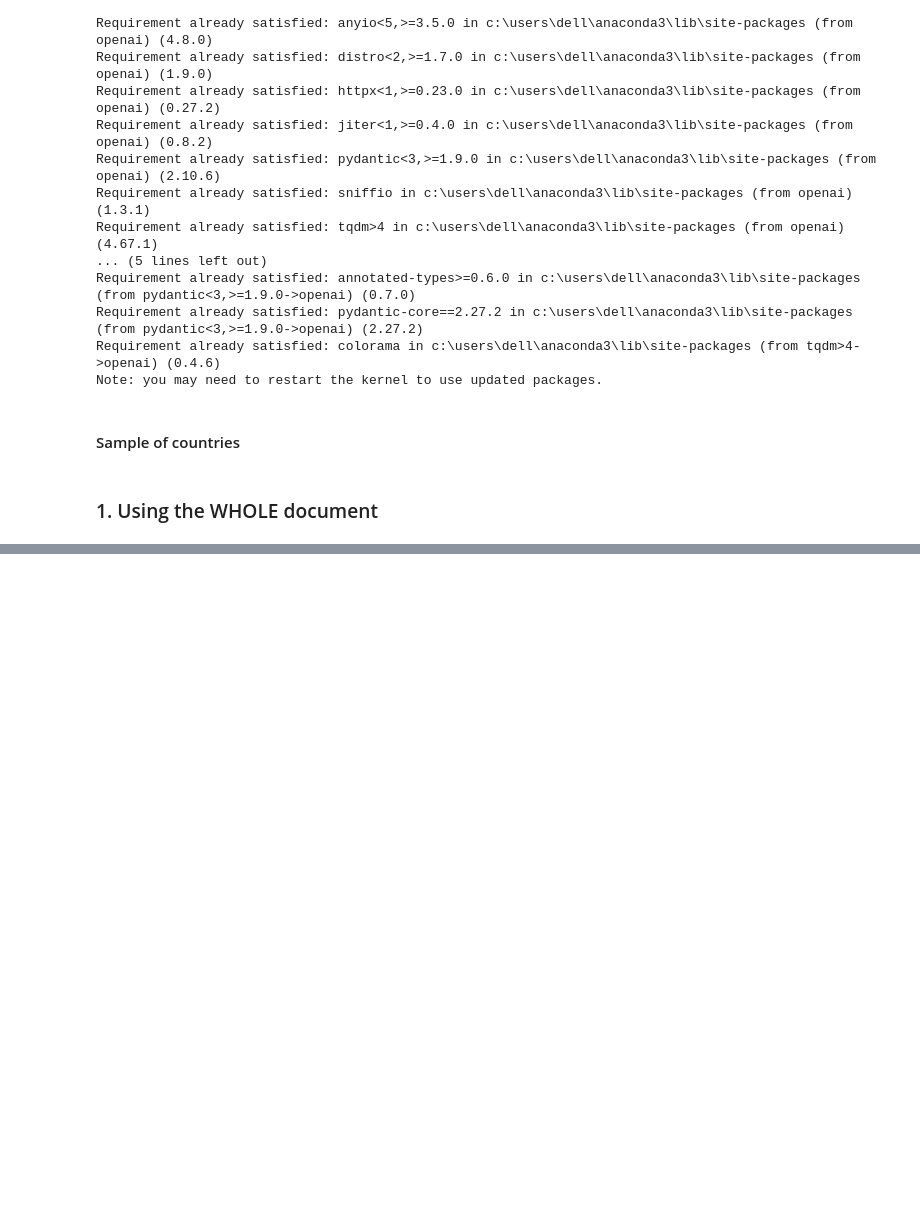
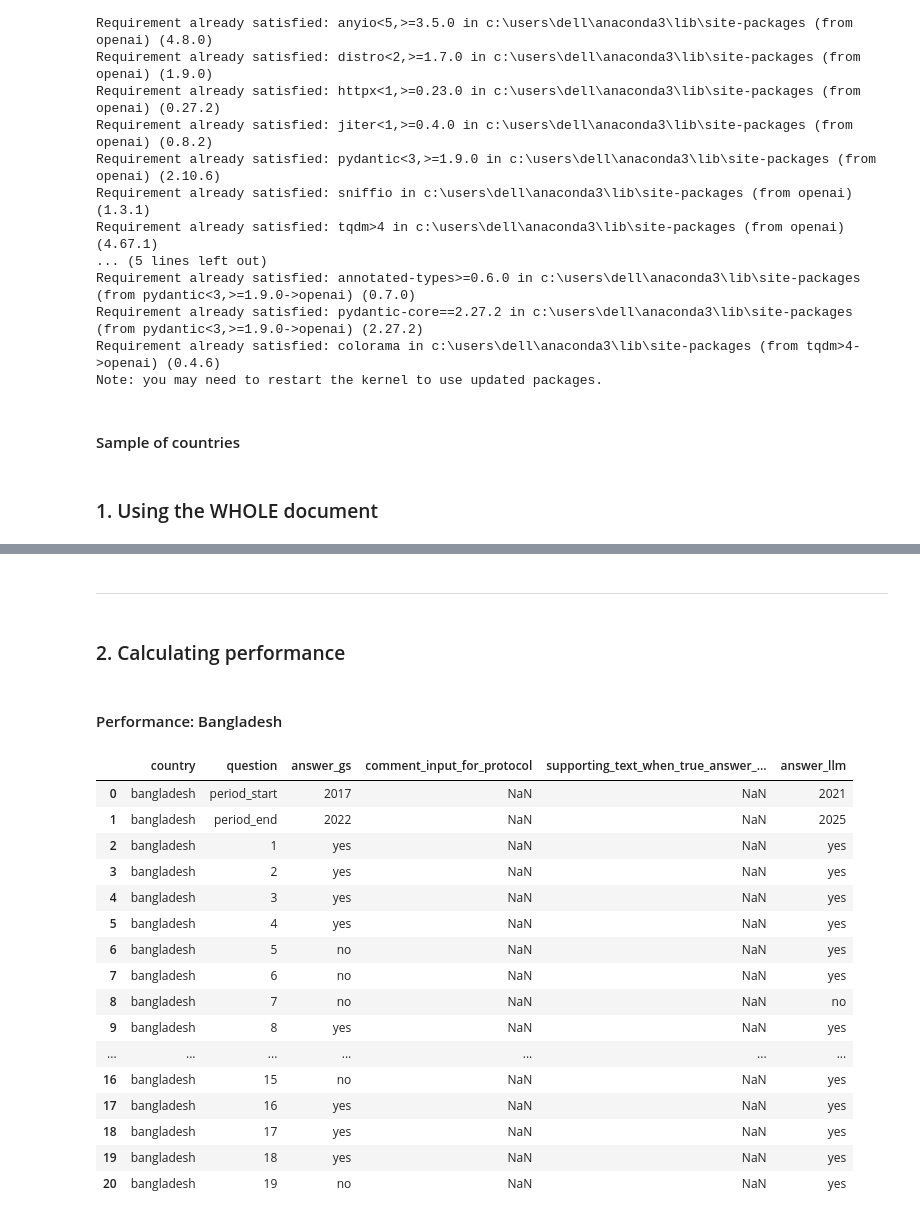
Before and after one commit to gmelmed/UKHSA-Capstone, a Jupyter notebook: notebooks/4-nap_prompting_test_full_doc_ss_2102_1210.ipynb, the cells around one changed output, grey strips where cells are left out. Cells and saved outputs as stored; diff of their text form; code cells hidden in the pictures; blank space fills up the shorter version.

```diff
--- a/notebooks/4-nap_prompting_test_full_doc_ss_2102_1210.ipynb
+++ b/notebooks/4-nap_prompting_test_full_doc_ss_2102_1210.ipynb
@@ -220,0 +159,6 @@ model_answers_df
+# %% [markdown]
+---
+# %% [markdown]
+### 2. Calculating performance
+# %% [markdown]
+#### Performance: Bangladesh
@@ -220,0 +221,20 @@ model_answers_df
+# %%
+merged_df
+# %% [output]
+|  | country | question | answer_gs | comment_input_for_protocol | supporting_text_when_true_answer_... | answer_llm |
+| 0 | bangladesh | period_start | 2017 | NaN | NaN | 2021 |
+| 1 | bangladesh | period_end | 2022 | NaN | NaN | 2025 |
+| 2 | bangladesh | 1 | yes | NaN | NaN | yes |
+| 3 | bangladesh | 2 | yes | NaN | NaN | yes |
+| 4 | bangladesh | 3 | yes | NaN | NaN | yes |
+| 5 | bangladesh | 4 | yes | NaN | NaN | yes |
+| 6 | bangladesh | 5 | no | NaN | NaN | yes |
+| 7 | bangladesh | 6 | no | NaN | NaN | yes |
+| 8 | bangladesh | 7 | no | NaN | NaN | no |
+| 9 | bangladesh | 8 | yes | NaN | NaN | yes |
+| ... | ... | ... | ... | ... | ... | ... |
+| 16 | bangladesh | 15 | no | NaN | NaN | yes |
+| 17 | bangladesh | 16 | yes | NaN | NaN | yes |
+| 18 | bangladesh | 17 | yes | NaN | NaN | yes |
+| 19 | bangladesh | 18 | yes | NaN | NaN | yes |
+| 20 | bangladesh | 19 | no | NaN | NaN | yes |
```
Also changed, not shown: parts of 23 cells of this notebook, 3 other files.
